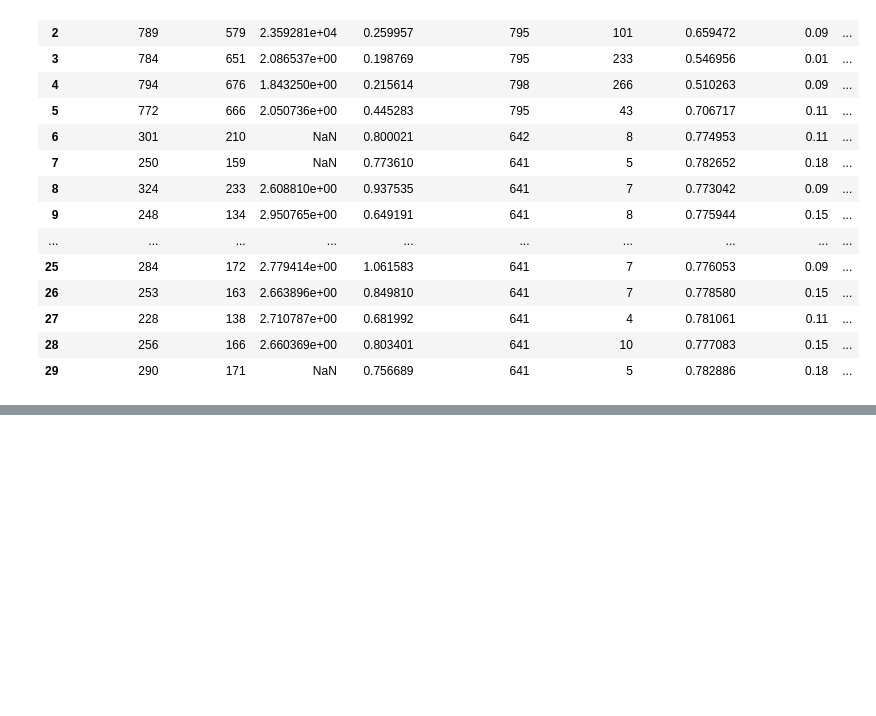
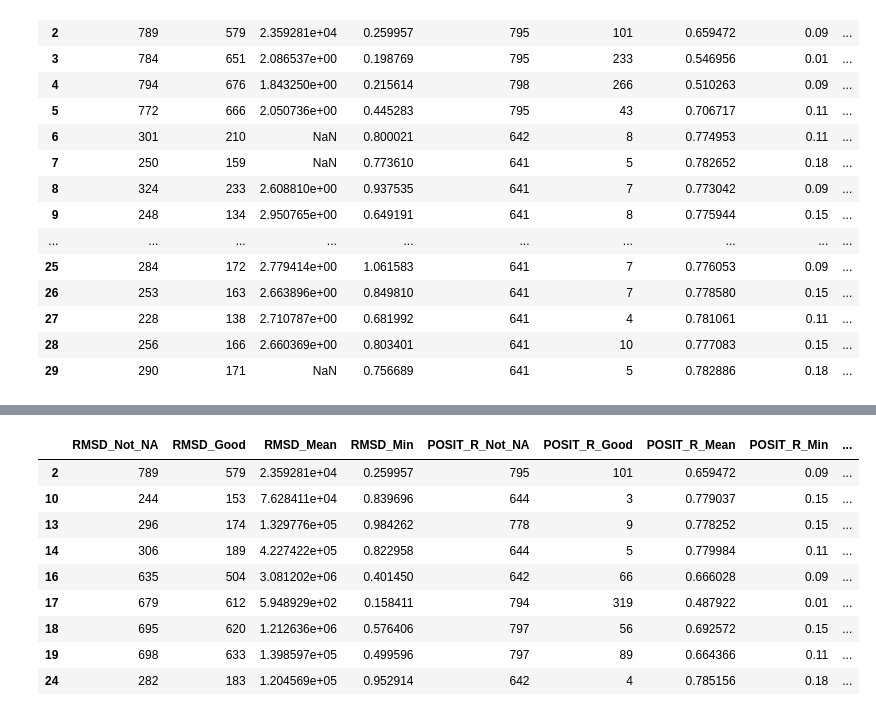
Before and after one commit to asapdiscovery/asapdiscovery, a Jupyter notebook: notebook/test-dashboard-creation.ipynb, the cells around one changed output, grey strips where cells are left out. Drawn from its saved outputs; the diff is of its cells as text; code cells hidden in the pictures; blank space fills up the shorter version.

```diff
--- a/notebook/test-dashboard-creation.ipynb
+++ b/notebook/test-dashboard-creation.ipynb
@@ -36,3 +52,16 @@ px.bar(
     )
 # %% [output]
 [interactive output not drawn]
+# %%
+df[df.RMSD_Mean > 10]
+# %% [output]
+|  | RMSD_Not_NA | RMSD_Good | RMSD_Mean | RMSD_Min | POSIT_R_Not_NA | POSIT_R_Good | POSIT_R_Mean | POSIT_R_Min | ... |
+| 2 | 789 | 579 | 2.359281e+04 | 0.259957 | 795 | 101 | 0.659472 | 0.09 | ... |
+| 10 | 244 | 153 | 7.628411e+04 | 0.839696 | 644 | 3 | 0.779037 | 0.15 | ... |
+| 13 | 296 | 174 | 1.329776e+05 | 0.984262 | 778 | 9 | 0.778252 | 0.15 | ... |
+| 14 | 306 | 189 | 4.227422e+05 | 0.822958 | 644 | 5 | 0.779984 | 0.11 | ... |
+| 16 | 635 | 504 | 3.081202e+06 | 0.401450 | 642 | 66 | 0.666028 | 0.09 | ... |
+| 17 | 679 | 612 | 5.948929e+02 | 0.158411 | 794 | 319 | 0.487922 | 0.01 | ... |
+| 18 | 695 | 620 | 1.212636e+06 | 0.576406 | 797 | 56 | 0.692572 | 0.15 | ... |
+| 19 | 698 | 633 | 1.398597e+05 | 0.499596 | 797 | 89 | 0.664366 | 0.11 | ... |
+| 24 | 282 | 183 | 1.204569e+05 | 0.952914 | 642 | 4 | 0.785156 | 0.18 | ... |
```
Also changed, not shown: parts of 4 cells of this notebook, 1 other file.
